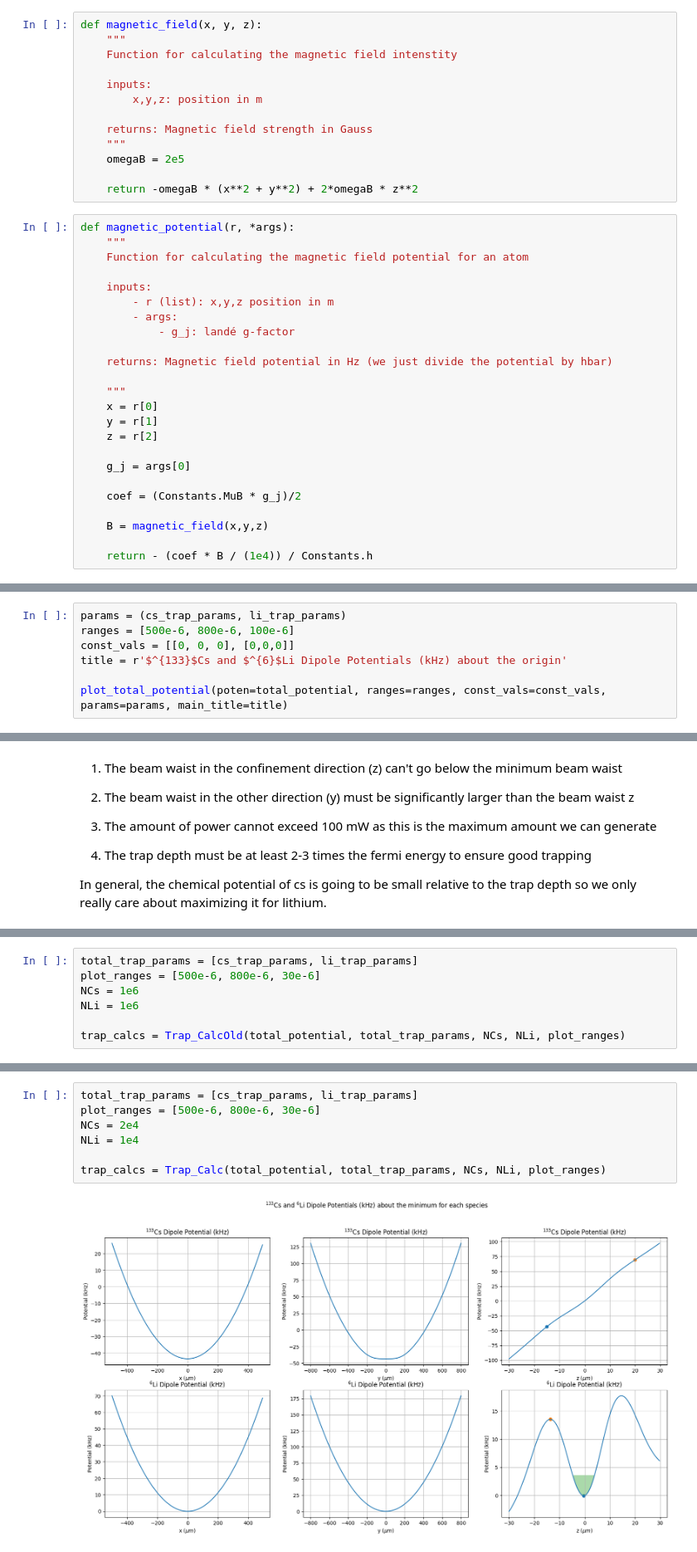
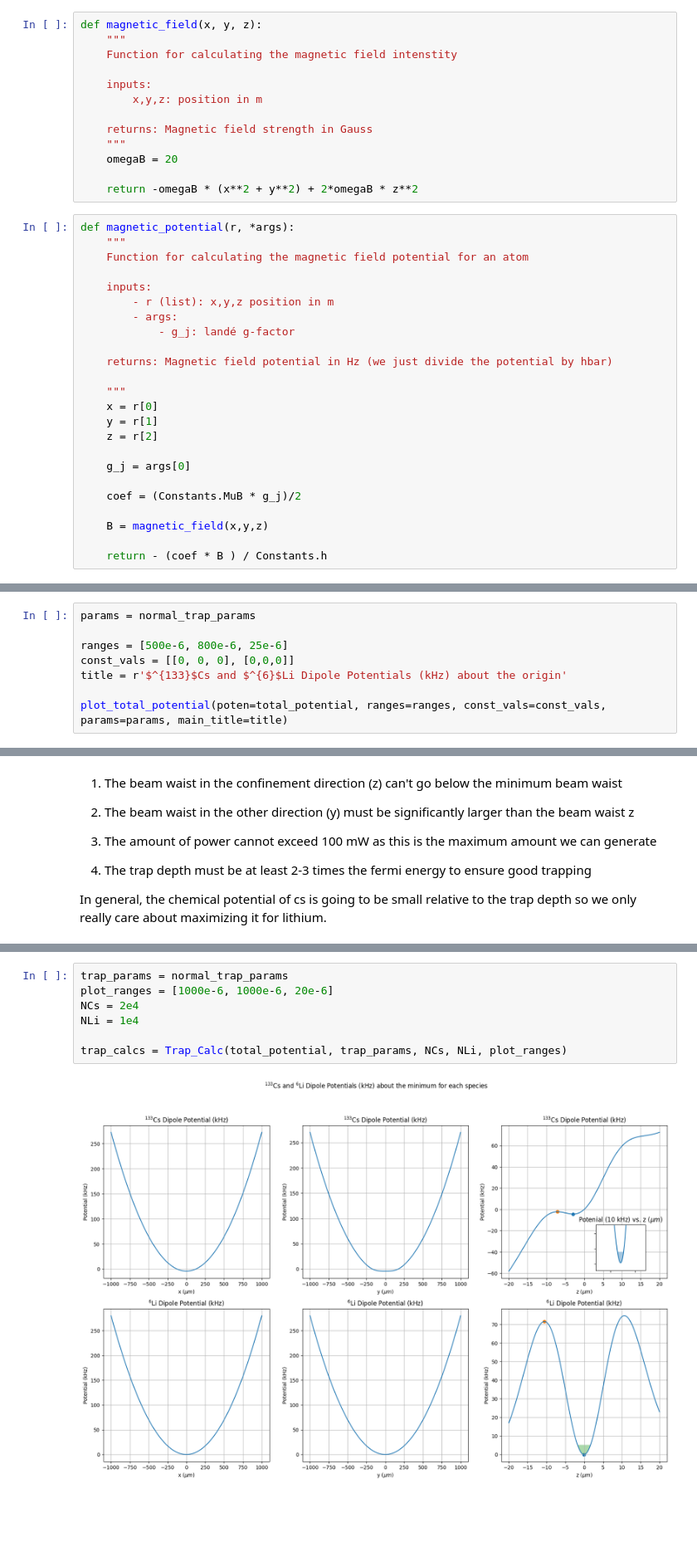
Before and after one commit to Mouhamedm17/DipoleTrappingCalculations, a Jupyter notebook: FlatTrap.ipynb, the cells around one changed output, grey strips where cells are left out. Shown at 83% size. Drawn from its saved outputs; the diff is of its cells as text; blank space fills up the shorter version.

```diff
--- a/FlatTrap.ipynb
+++ b/FlatTrap.ipynb
@@ -636,7 +590,7 @@ def magnetic_field(x, y, z):
 
     returns: Magnetic field strength in Gauss
     """
-    omegaB = 2e5
+    omegaB = 20
 
     return -omegaB * (x**2 + y**2) + 2*omegaB * z**2
 # %%
@@ -662,4 +616,4 @@ def magnetic_potential(r, *args):
 
     B = magnetic_field(x,y,z)
 
-    return - (coef * B / (1e4)) / Constants.h
+    return - (coef * B ) / Constants.h
@@ -764,8 +715,9 @@ def total_potential(r, *args):
 
     return u_dip + u_b + u_grav
 # %%
-params = (cs_trap_params, li_trap_params)
-ranges = [500e-6, 800e-6, 100e-6]
+params = normal_trap_params
+
+ranges = [500e-6, 800e-6, 25e-6]
 const_vals = [[0, 0, 0], [0,0,0]]
 title = r'$^{133}$Cs and $^{6}$Li Dipole Potentials (kHz) about the origin'
 
@@ -1251,7 +1055,0 @@ class Trap_CalcOld():
-# %%
-total_trap_params = [cs_trap_params, li_trap_params]
-plot_ranges = [500e-6, 800e-6, 30e-6]
-NCs = 1e6
-NLi = 1e6
-
-trap_calcs = Trap_CalcOld(total_potential, total_trap_params, NCs, NLi, plot_ranges)
@@ -1529,12 +1242,12 @@ class Trap_Calc():
         pd.set_option('display.max_colwidth', None)
         display(df)
 # %%
-total_trap_params = [cs_trap_params, li_trap_params]
-plot_ranges = [500e-6, 800e-6, 30e-6]
+trap_params = normal_trap_params
+plot_ranges = [1000e-6, 1000e-6, 20e-6]
 NCs = 2e4
 NLi = 1e4
 
-trap_calcs = Trap_Calc(total_potential, total_trap_params, NCs, NLi, plot_ranges)
+trap_calcs = Trap_Calc(total_potential, trap_params, NCs, NLi, plot_ranges)
 # %% [output]
-[figure, old version]
+[figure, new version]
 |  | parameter | Values |
```
Also changed, not shown: parts of 30 cells of this notebook.
